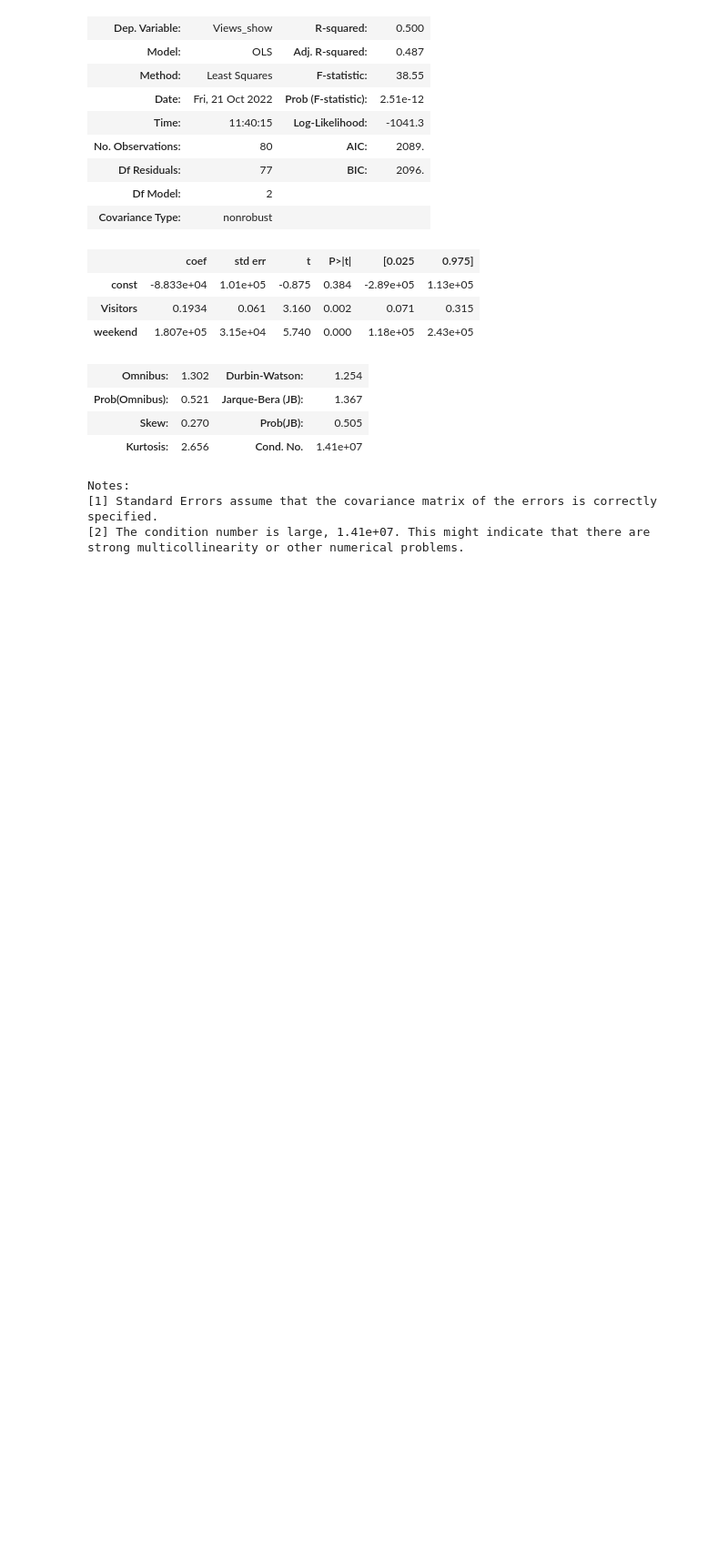
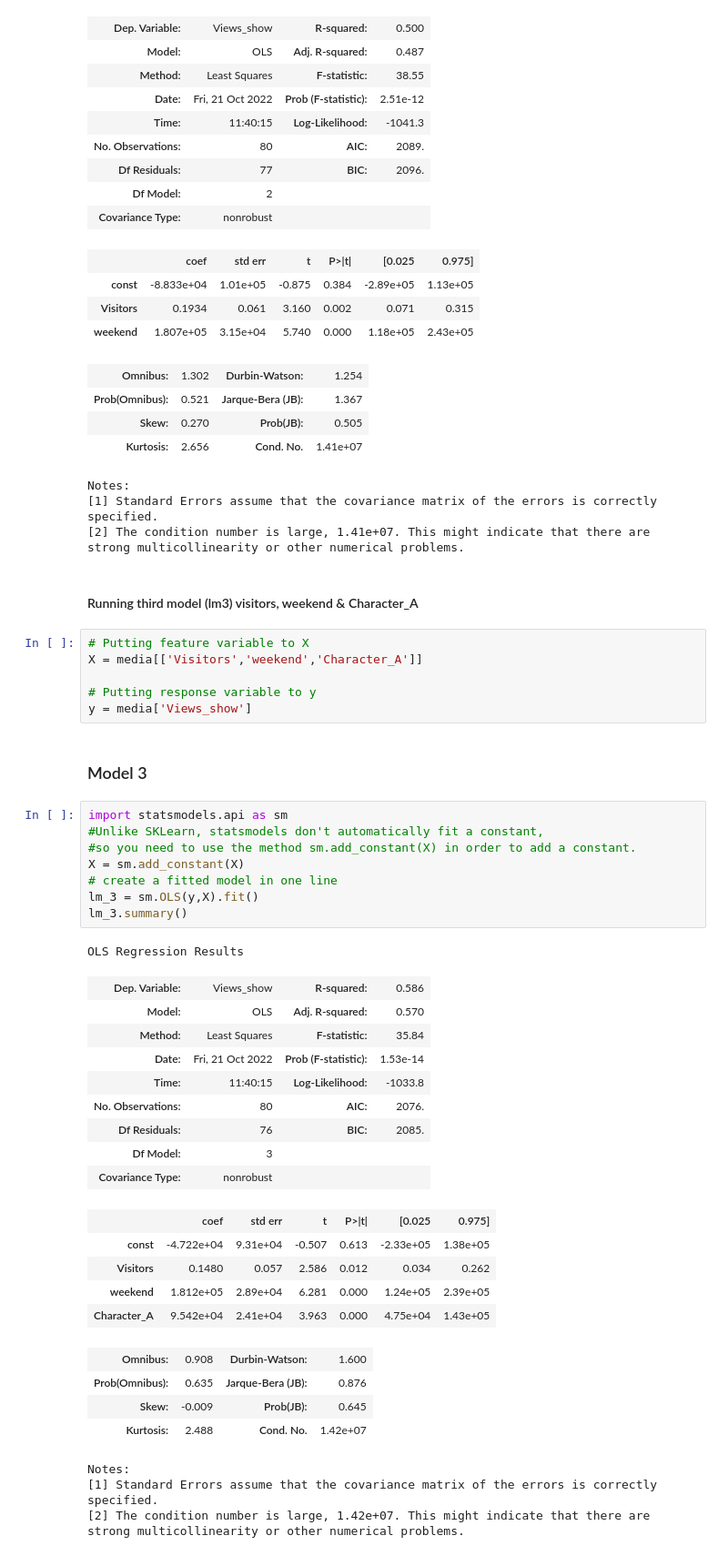
Before and after one commit to vivekkum-ar/Media-Company-Linear-Regression, a Jupyter notebook: Media-Company-Case-Study.ipynb, the cells around one changed output. Shown at 91% size. Saved outputs shown, nothing was run; the diff lists cells and outputs as text; blank space fills up the shorter version.

Commit message:
Model3: visitors, weekend & Character_A

```diff
--- a/Media-Company-Case-Study.ipynb
+++ b/Media-Company-Case-Study.ipynb
@@ -346,3 +346,45 @@ Notes:
 [1] Standard Errors assume that the covariance matrix of the errors is correctly specified.
 [2] The condition number is large, 1.41e+07. This might indicate that there are
 strong multicollinearity or other numerical problems.
+# %% [markdown]
+#### Running third model (lm3) visitors, weekend & Character_A
+# %%
+# Putting feature variable to X
+X = media[['Visitors','weekend','Character_A']]
+
+# Putting response variable to y
+y = media['Views_show']
+# %% [markdown]
+### Model 3
+# %%
+import statsmodels.api as sm
+#Unlike SKLearn, statsmodels don't automatically fit a constant,
+#so you need to use the method sm.add_constant(X) in order to add a constant.
+X = sm.add_constant(X)
+# create a fitted model in one line
+lm_3 = sm.OLS(y,X).fit()
+lm_3.summary()
+# %% [output]
+OLS Regression Results
+| Dep. Variable: | Views_show | R-squared: | 0.586 |
+| Model: | OLS | Adj. R-squared: | 0.570 |
+| Method: | Least Squares | F-statistic: | 35.84 |
+| Date: | Fri, 21 Oct 2022 | Prob (F-statistic): | 1.53e-14 |
+| Time: | 11:40:15 | Log-Likelihood: | -1033.8 |
+| No. Observations: | 80 | AIC: | 2076. |
+| Df Residuals: | 76 | BIC: | 2085. |
+| Df Model: | 3 |  |  |
+| Covariance Type: | nonrobust |  |  |
+|  | coef | std err | t | P>|t| | [0.025 | 0.975] |
+| const | -4.722e+04 | 9.31e+04 | -0.507 | 0.613 | -2.33e+05 | 1.38e+05 |
+| Visitors | 0.1480 | 0.057 | 2.586 | 0.012 | 0.034 | 0.262 |
+| weekend | 1.812e+05 | 2.89e+04 | 6.281 | 0.000 | 1.24e+05 | 2.39e+05 |
+| Character_A | 9.542e+04 | 2.41e+04 | 3.963 | 0.000 | 4.75e+04 | 1.43e+05 |
+| Omnibus: | 0.908 | Durbin-Watson: | 1.600 |
+| Prob(Omnibus): | 0.635 | Jarque-Bera (JB): | 0.876 |
+| Skew: | -0.009 | Prob(JB): | 0.645 |
+| Kurtosis: | 2.488 | Cond. No. | 1.42e+07 |
+Notes:
+[1] Standard Errors assume that the covariance matrix of the errors is correctly specified.
+[2] The condition number is large, 1.42e+07. This might indicate that there are
+strong multicollinearity or other numerical problems.
```
Also changed, not shown: parts of 2 cells of this notebook.
